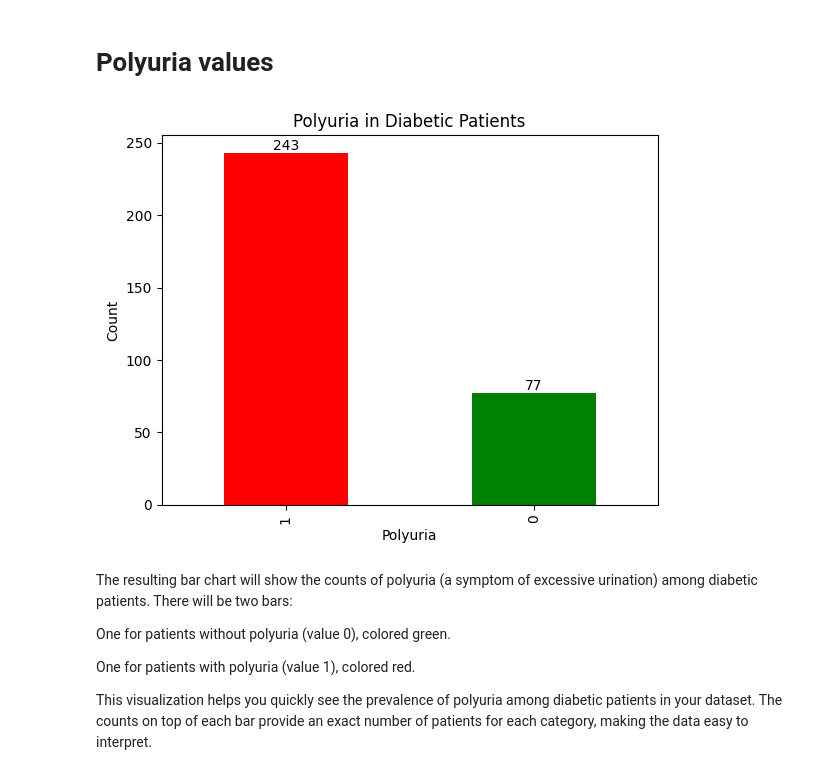
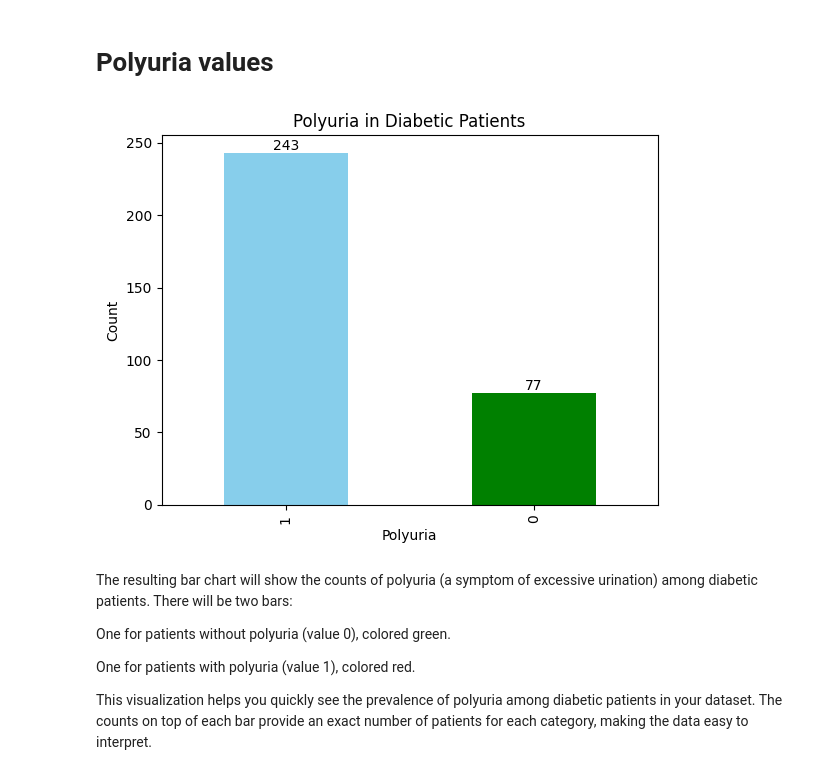
Before and after one commit to sdpunwatkar2/Shantanu-GlucoSense-Infy-Nov24, a Jupyter notebook: GlucoSense_AI_Powered_Diabetes_Detection_for_Early_Intervention.ipynb, the cells around one changed output. Drawn from its saved outputs; the diff is of its cells as text; code cells hidden in the pictures.

```diff
--- a/GlucoSense_AI_Powered_Diabetes_Detection_for_Early_Intervention.ipynb
+++ b/GlucoSense_AI_Powered_Diabetes_Detection_for_Early_Intervention.ipynb
@@ -215,25 +217,25 @@ This visualization helps to identify patterns and relationships between differen
 # %%
 import matplotlib.pyplot as plt
 
 # Count the occurrences of polyuria in diabetic patients (class = 1)
 polyuria_diabetes = df[df['class'] == 1]['polyuria'].value_counts()
 
 # Define colors for the bars
-colors = ['green' if value == 0 else 'red' for value in polyuria_diabetes.index]
+colors = ['green' if value == 0 else 'skyblue' for value in polyuria_diabetes.index]
 
 # Plot the bar chart with specified colors
 polyuria_diabetes.plot(kind='bar', color=colors, title='Polyuria in Diabetic Patients')
 plt.xlabel('Polyuria')
 plt.ylabel('Count')
 
 # Add text annotations on the bars
 for i, v in enumerate(polyuria_diabetes):
     plt.text(i, v + 0.1, str(v), ha='center', va='bottom')
 
 # Show the plot
 plt.show()
 # %% [output]
-[figure, old version]
+[figure, new version]
 # %% [markdown]
 The resulting bar chart will show the counts of polyuria (a symptom of excessive urination) among diabetic patients. There will be two bars:
 
```
Also changed, not shown: parts of 16 cells of this notebook.
